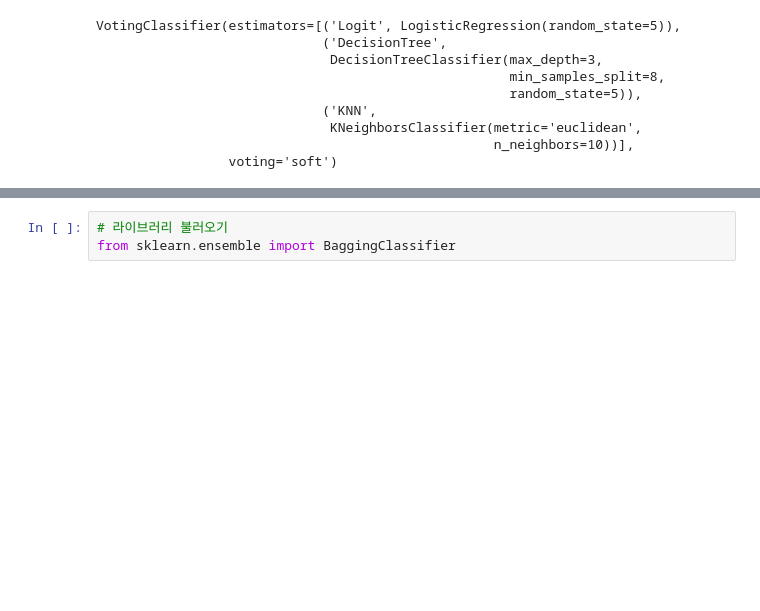
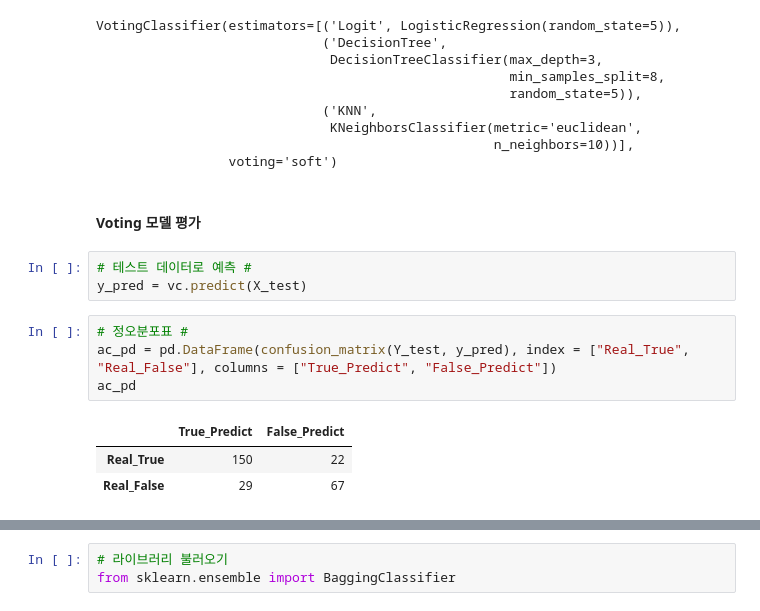
Before and after one commit to ksclown/How-to-use-GUI-in-Colab, a Jupyter notebook: [ML] Ensemble.ipynb, the cells around one changed output, grey strips where cells are left out. Saved outputs shown, nothing was run; the diff lists cells and outputs as text; blank space fills up the shorter version.

```diff
--- a/[ML] Ensemble.ipynb
+++ b/[ML] Ensemble.ipynb
@@ -300,6 +327,19 @@ VotingClassifier(estimators=[('Logit', LogisticRegression(random_state=5)),
                               KNeighborsClassifier(metric='euclidean',
                                                    n_neighbors=10))],
                  voting='soft')
+# %% [markdown]
+#### Voting 모델 평가
+# %%
+# 테스트 데이터로 예측 #
+y_pred = vc.predict(X_test)
+# %%
+# 정오분포표 #
+ac_pd = pd.DataFrame(confusion_matrix(Y_test, y_pred), index = ["Real_True", "Real_False"], columns = ["True_Predict", "False_Predict"])
+ac_pd
+# %% [output]
+|  | True_Predict | False_Predict |
+| Real_True | 150 | 22 |
+| Real_False | 29 | 67 |
 # %%
 # 테스트 #
 print("모델 < VotingClassifier >")
```
Also changed, not shown: parts of 36 cells of this notebook, 3 other files.
